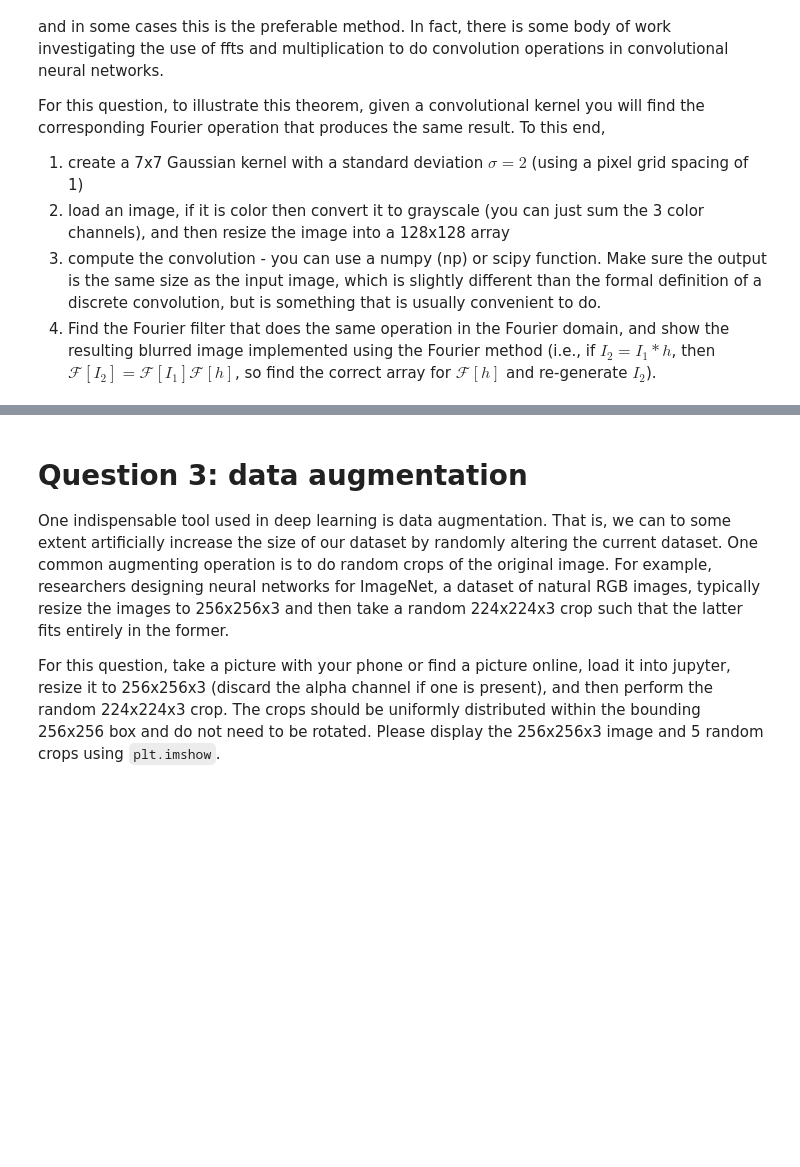
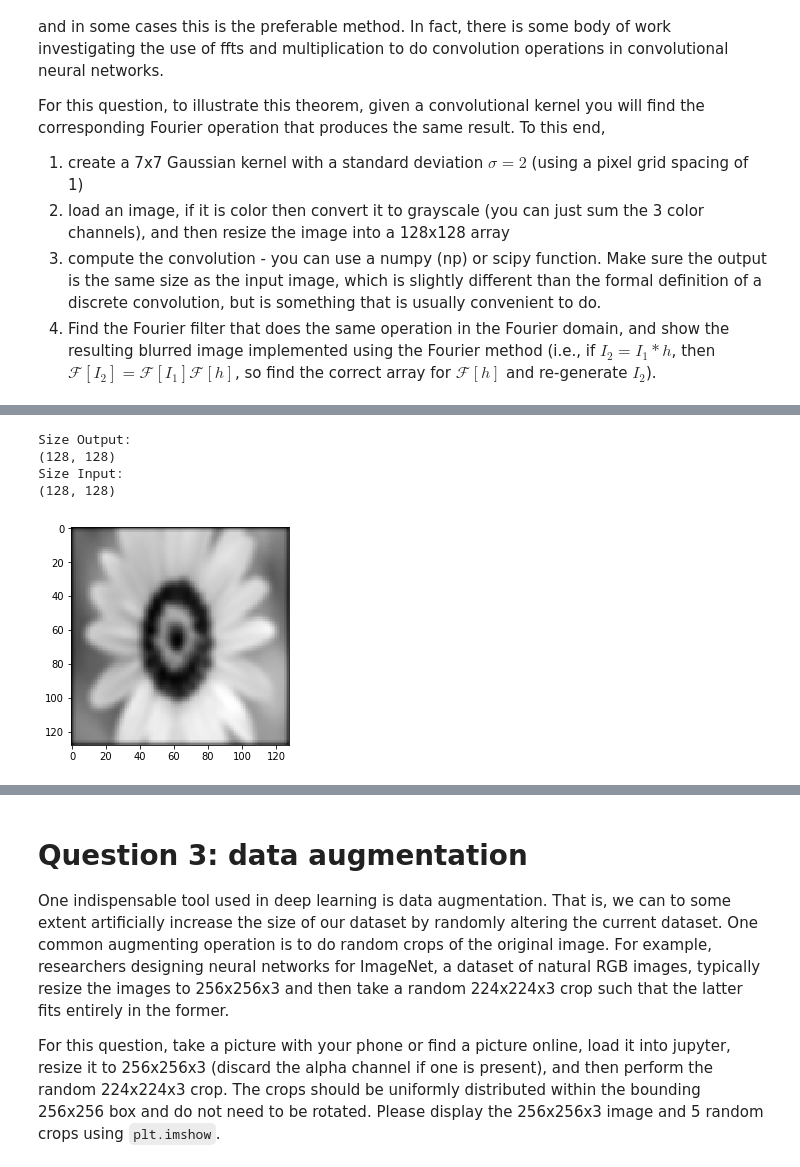
Before and after one commit to echelales/BME-590-Machine-Learning-in-Imaging, a Jupyter notebook: homework/homework_1/HW1.ipynb, the cells around one changed output, grey strips where cells are left out. Saved outputs shown, nothing was run; the diff lists cells and outputs as text; code cells hidden in the pictures; blank space fills up the shorter version.

```diff
--- a/homework/homework_1/HW1.ipynb
+++ b/homework/homework_1/HW1.ipynb
@@ -55,0 +97,15 @@ For this question, to illustrate this theorem, given a convolutional kernel you
+# %%
+%matplotlib inline
+import numpy.linalg as linalg
+import math
+import scipy.ndimage.filters as fi
+def gkern2(kernlen,nsig):
+    # create nxn zeros
+    inp = np.zeros((kernlen, kernlen))
+    # set element at the middle to one, a dirac delta
+    inp[kernlen//2, kernlen//2] = 1
+    # gaussian-smooth the dirac, resulting in a gaussian filter mask
+    return fi.gaussian_filter(inp, nsig)
+GKernel=gkern2(7,2)
+print("Gaussian Kernel")
+print(GKernel)
@@ -55,0 +170,16 @@ For this question, to illustrate this theorem, given a convolutional kernel you
+# %%
+
+from scipy import signal
+#C = signal.fftconvolve(I3, GKernel[:, :, np.newaxis], mode='same')
+C=scipy.signal.convolve2d(I3,GKernel, mode='same')
+imshow(C, cmap='gray')
+print("Size Output:")
+print(C.shape)
+print("Size Input:")
+print(I3.shape)
+# %% [output]
+Size Output:
+(128, 128)
+Size Input:
+(128, 128)
+[figure, added]
```
Also changed, not shown: parts of 10 cells of this notebook, 1 other file.
